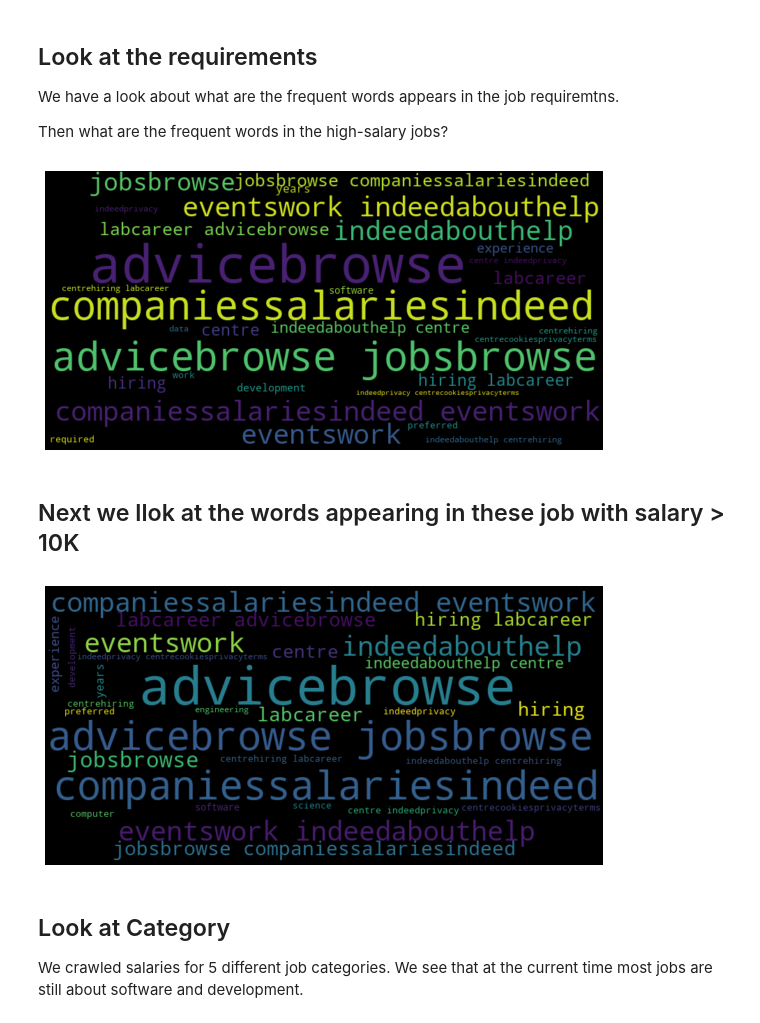
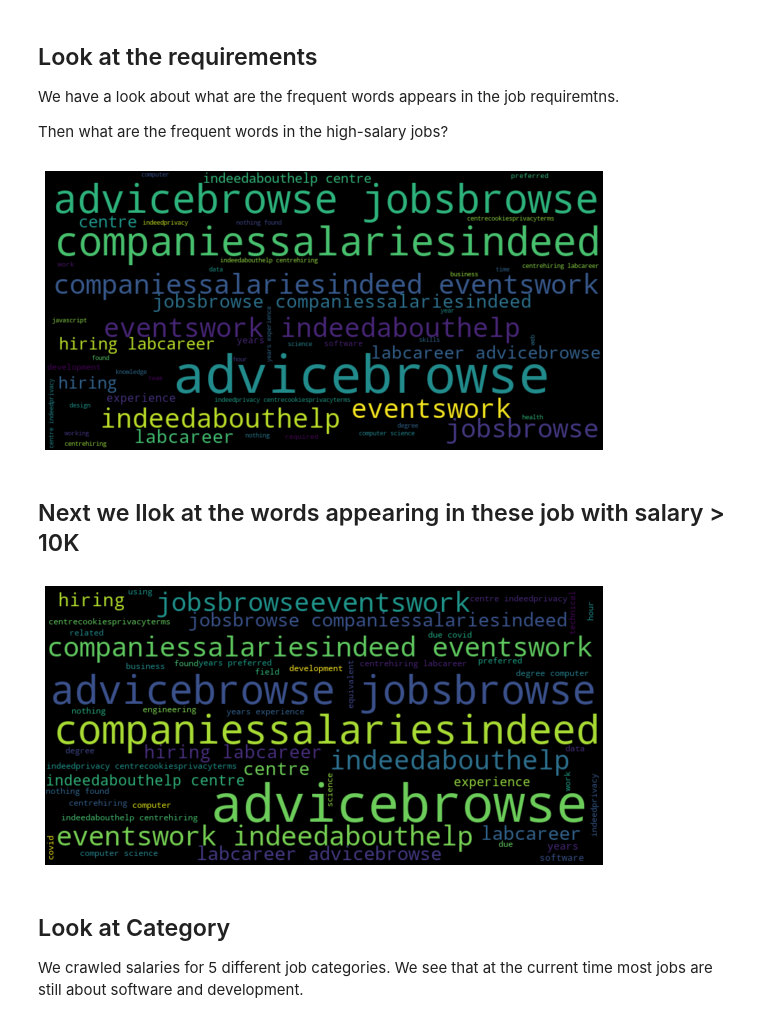
Before and after one commit to Hsieh-Cheng-Han/STA2453_Project1, a Jupyter notebook: EDA.ipynb, the cells around one changed output. Drawn from its saved outputs; the diff is of its cells as text; code cells hidden in the pictures.

```diff
--- a/EDA.ipynb
+++ b/EDA.ipynb
@@ -94,20 +94,20 @@ feature_names = vectorizer.get_feature_names()
 words_df = pd.DataFrame(grams.toarray(), columns=feature_names)
 # %%
 xxx = words_df.sum(axis=0)
-sss = xxx.nlargest(30)
+sss = xxx.nlargest(50)
 df = sss.to_frame()
 df = df.reset_index()
 df.columns = ['word', 'count']
 words = dict(zip(df['word'].tolist(), df['count'].tolist()))
 
 wc = WordCloud(width=800, height=400, max_words=200).generate_from_frequencies(words)
 
 plt.figure(figsize=(10, 10))
 plt.imshow(wc, interpolation='bilinear')
 plt.axis('off')
 plt.show()
 # %% [output]
-[figure, old version]
+[figure, new version]
 # %% [markdown]
 ## Next we llok at the words appearing in these job with salary > 10K
 # %%
@@ -120,7 +120,7 @@ feature_names = vectorizer.get_feature_names()
 words_df = pd.DataFrame(grams.toarray(), columns=feature_names)
 # %%
 xxx = words_df.sum(axis=0)
-sss = xxx.nlargest(30)
+sss = xxx.nlargest(50)
 df = sss.to_frame()
 df = df.reset_index()
 df.columns = ['word', 'count']
@@ -133,7 +133,7 @@ plt.imshow(wc, interpolation='bilinear')
 plt.axis('off')
 plt.show()
 # %% [output]
-[figure, old version]
+[figure, new version]
 # %% [markdown]
 ## Look at Category
 We crawled salaries for 5 different job categories. We see that at the current time most jobs are still about software and development.
```
Also changed, not shown: parts of 1 cell of this notebook.
